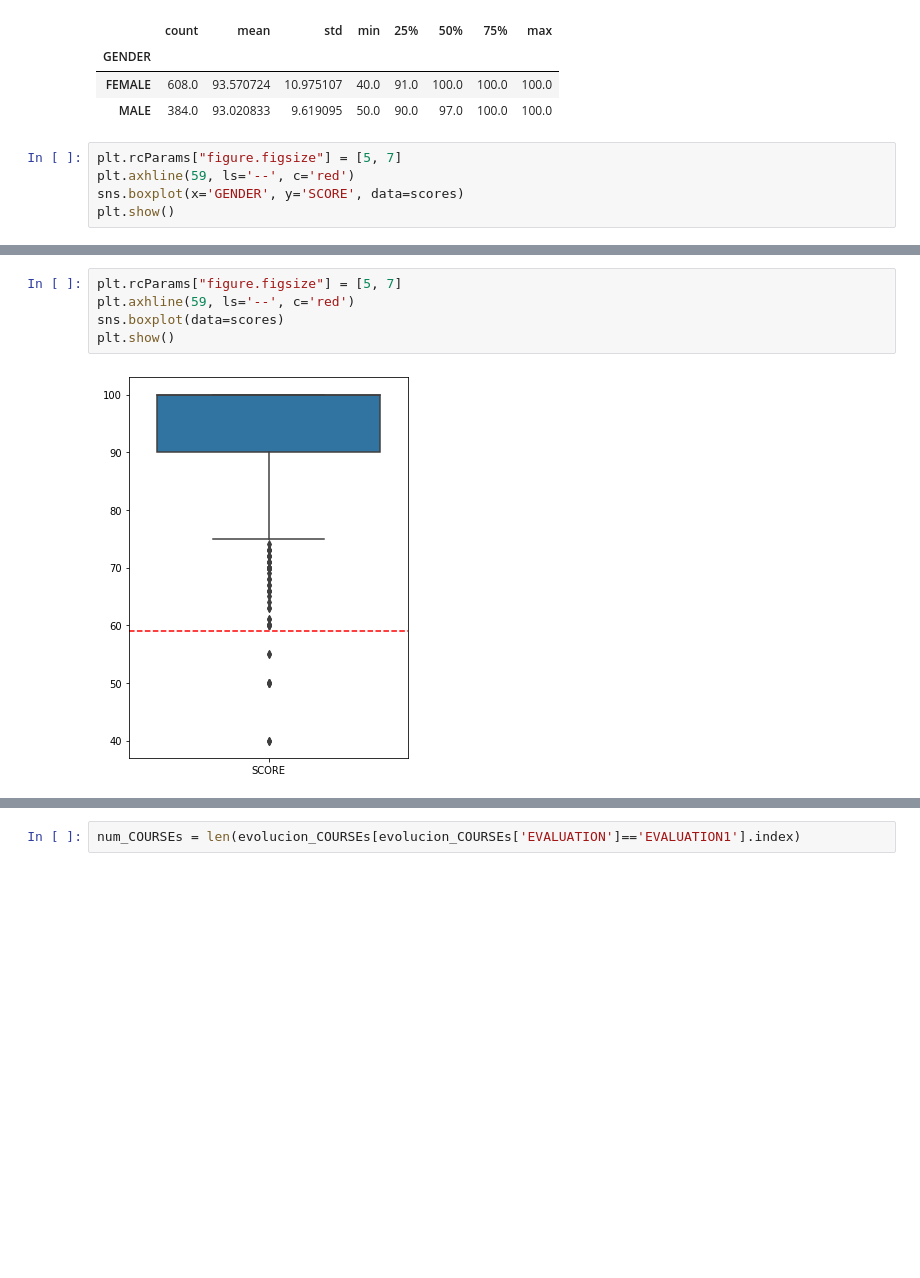
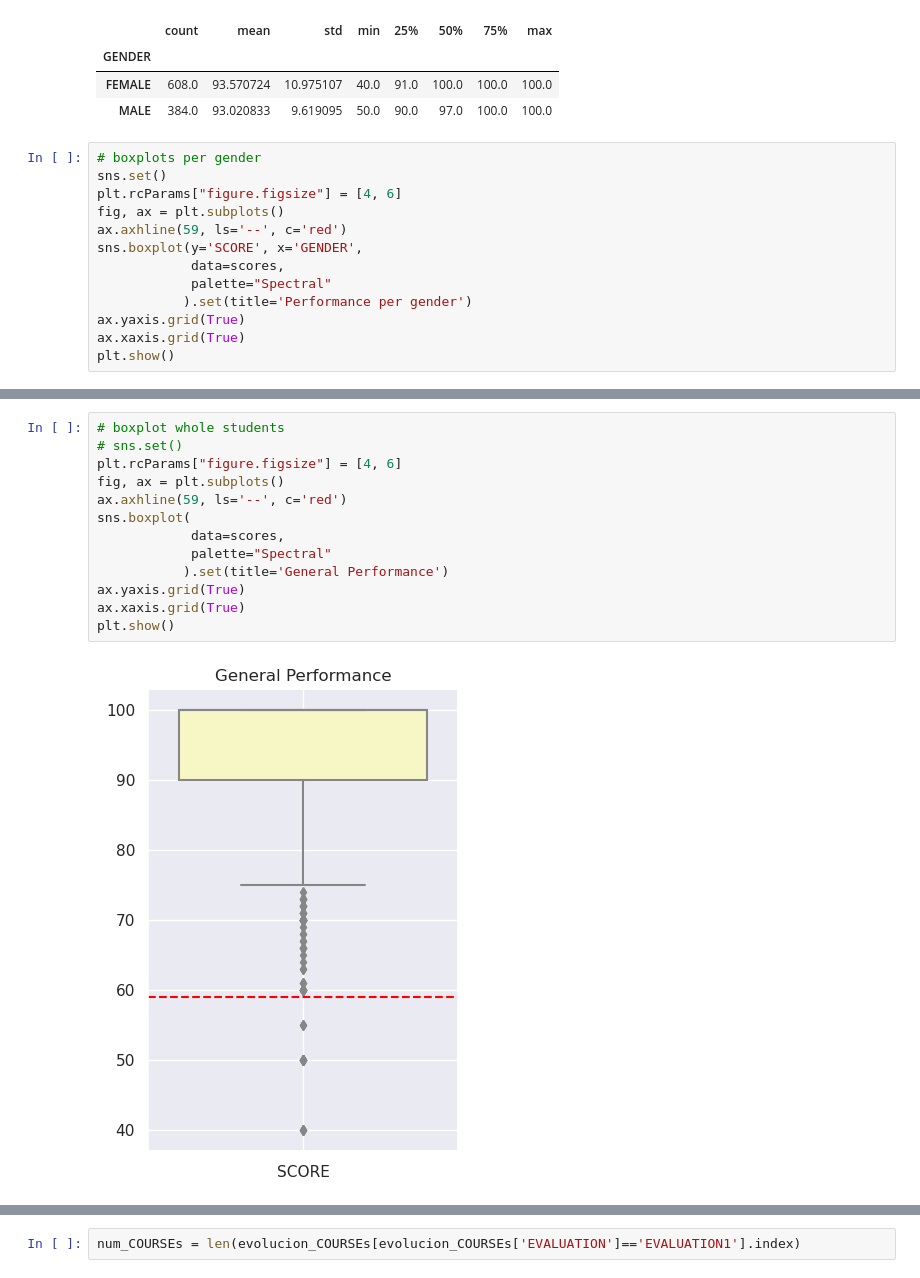
Before and after one commit to oscarsanders/Students-Analysis, a Jupyter notebook: students_analysis.ipynb, the cells around one changed output, grey strips where cells are left out. Saved outputs shown, nothing was run; the diff lists cells and outputs as text; blank space fills up the shorter version.

```diff
--- a/students_analysis.ipynb
+++ b/students_analysis.ipynb
@@ -64,8 +74,16 @@ scores.groupby('GENDER')['SCORE'].describe()
 | FEMALE | 608.0 | 93.570724 | 10.975107 | 40.0 | 91.0 | 100.0 | 100.0 | 100.0 |
 | MALE | 384.0 | 93.020833 | 9.619095 | 50.0 | 90.0 | 97.0 | 100.0 | 100.0 |
 # %%
-plt.rcParams["figure.figsize"] = [5, 7]
-plt.axhline(59, ls='--', c='red')
-sns.boxplot(x='GENDER', y='SCORE', data=scores)
+# boxplots per gender
+sns.set()
+plt.rcParams["figure.figsize"] = [4, 6]
+fig, ax = plt.subplots()
+ax.axhline(59, ls='--', c='red')
+sns.boxplot(y='SCORE', x='GENDER',
+            data=scores,
+            palette="Spectral"
+           ).set(title='Performance per gender')
+ax.yaxis.grid(True)
+ax.xaxis.grid(True)
 plt.show()
 # %% [output]
@@ -84,9 +105,17 @@ scores.describe()
 | 75% | 100.000000 |
 | max | 100.000000 |
 # %%
-plt.rcParams["figure.figsize"] = [5, 7]
-plt.axhline(59, ls='--', c='red')
-sns.boxplot(data=scores)
+# boxplot whole students
+# sns.set()
+plt.rcParams["figure.figsize"] = [4, 6]
+fig, ax = plt.subplots()
+ax.axhline(59, ls='--', c='red')
+sns.boxplot(
+            data=scores,
+            palette="Spectral"
+           ).set(title='General Performance')
+ax.yaxis.grid(True)
+ax.xaxis.grid(True)
 plt.show()
 # %% [output]
-[figure, old version]
+[figure, new version]
```
Also changed, not shown: parts of 77 cells of this notebook.
